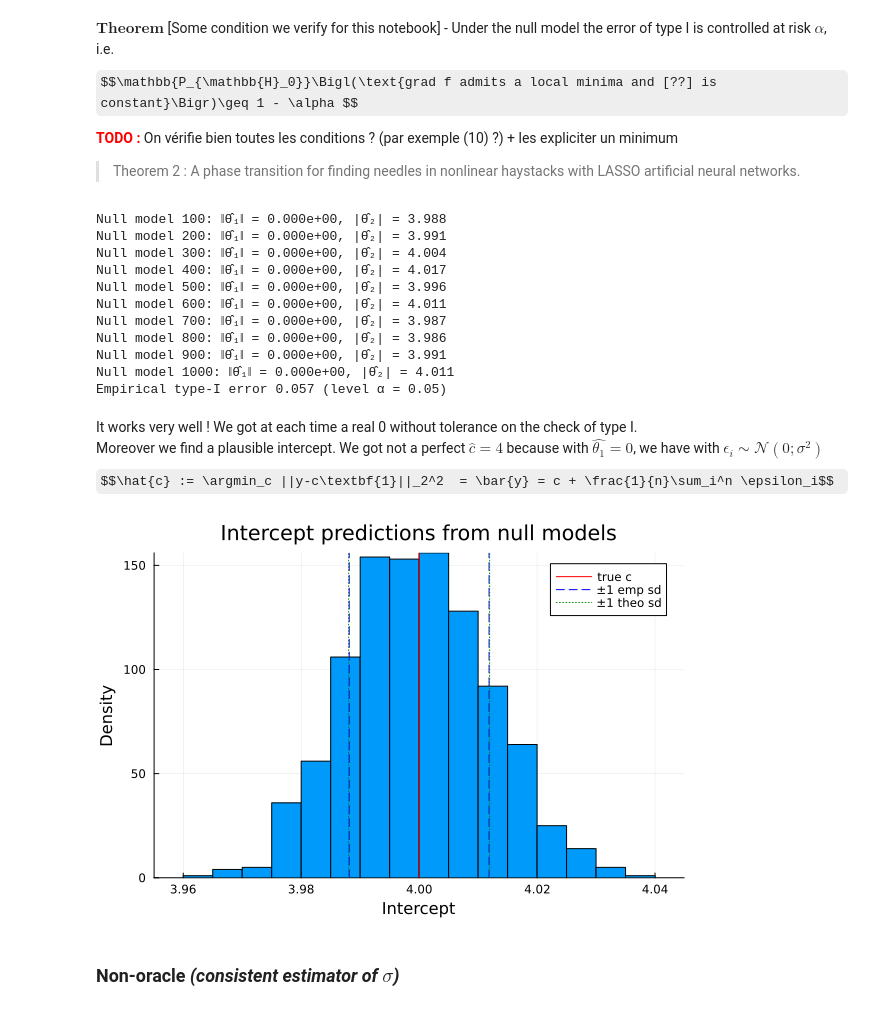
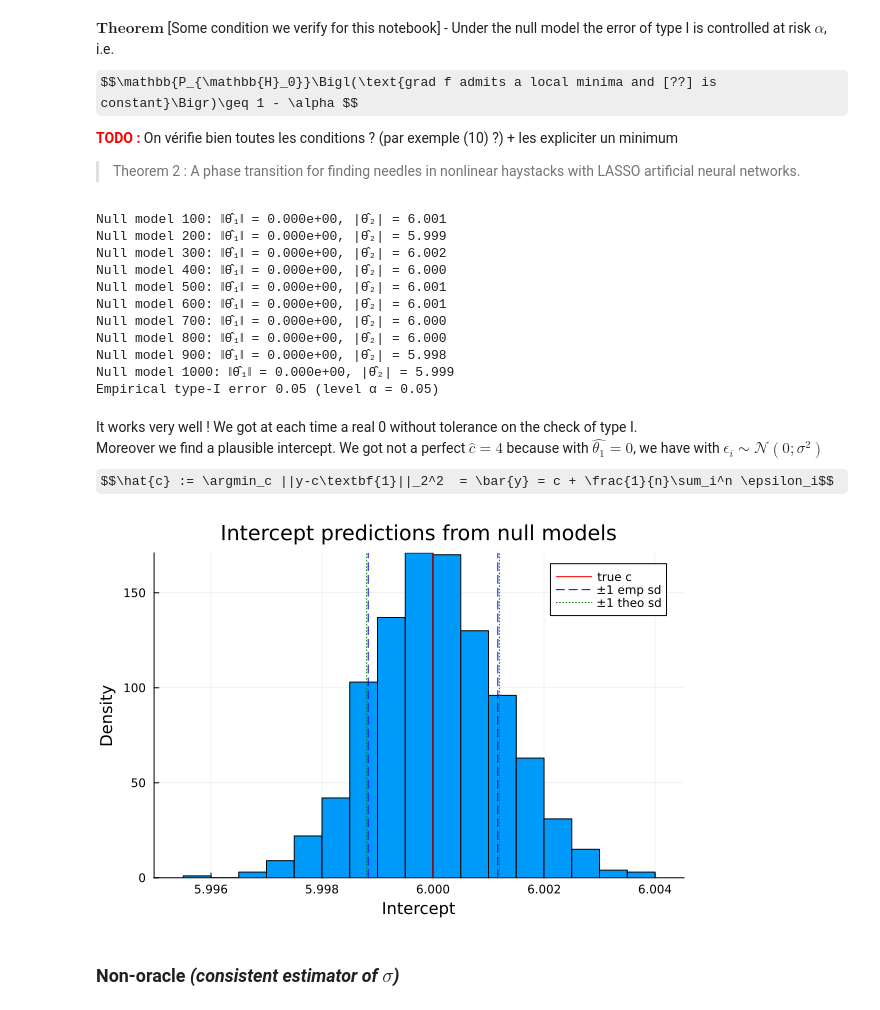
Before and after one commit to AymenBlk/STAGE-GENEVE, a Jupyter notebook: RAPHAEL/notebook_explain/l_qut_1_linear_l1.ipynb, the cells around one changed output. Saved outputs shown, nothing was run; the diff lists cells and outputs as text; code cells hidden in the pictures; some formulas as TeX source.

```diff
--- a/RAPHAEL/notebook_explain/l_qut_1_linear_l1.ipynb
+++ b/RAPHAEL/notebook_explain/l_qut_1_linear_l1.ipynb
@@ -312,6 +312,7 @@ $$\mathbb{P_{\mathbb{H}_0}}\Bigl(\text{grad f admits a local minima and [??] is
 > Theorem 2 : A phase transition for finding needles in nonlinear haystacks with LASSO artificial neural networks.
 # %%
 R_null = 1000 # number of iterations on differents null models
+mu=2.
 c = 4.0 # intercept
 false_rejections = 0
 tol = 1e-12
@@ -326,7 +327,7 @@ for i in 1:R_null
     X ./= std(X;  dims=1)
     X̃ = hcat(X, ones(n)) # we have intercept (θ₂) so it corresponds to 1
 
-    y = σ * randn(n) .+ c
+    y = mu .+ σ * randn(n) .+ c
 
     λ = lambda_qut_q2(X, σ; B=B_qut, α=α, seed=42+i)
 
@@ -360,32 +361,33 @@ emp_level = false_rejections / R_null
 
 println("Empirical type-I error ", round(emp_level, digits=3)," (level α = $α)")
 # %% [output]
-Null model 100: ‖θ̂₁‖ = 0.000e+00, |θ̂₂| = 3.988
-Null model 200: ‖θ̂₁‖ = 0.000e+00, |θ̂₂| = 3.991
-Null model 300: ‖θ̂₁‖ = 0.000e+00, |θ̂₂| = 4.004
-Null model 400: ‖θ̂₁‖ = 0.000e+00, |θ̂₂| = 4.017
-Null model 500: ‖θ̂₁‖ = 0.000e+00, |θ̂₂| = 3.996
-Null model 600: ‖θ̂₁‖ = 0.000e+00, |θ̂₂| = 4.011
-Null model 700: ‖θ̂₁‖ = 0.000e+00, |θ̂₂| = 3.987
-Null model 800: ‖θ̂₁‖ = 0.000e+00, |θ̂₂| = 3.986
-Null model 900: ‖θ̂₁‖ = 0.000e+00, |θ̂₂| = 3.991
-Null model 1000: ‖θ̂₁‖ = 0.000e+00, |θ̂₂| = 4.011
-Empirical type-I error 0.057 (level α = 0.05)
+Null model 100: ‖θ̂₁‖ = 0.000e+00, |θ̂₂| = 6.001
+Null model 200: ‖θ̂₁‖ = 0.000e+00, |θ̂₂| = 5.999
+Null model 300: ‖θ̂₁‖ = 0.000e+00, |θ̂₂| = 6.002
+Null model 400: ‖θ̂₁‖ = 0.000e+00, |θ̂₂| = 6.000
+Null model 500: ‖θ̂₁‖ = 0.000e+00, |θ̂₂| = 6.001
+Null model 600: ‖θ̂₁‖ = 0.000e+00, |θ̂₂| = 6.001
+Null model 700: ‖θ̂₁‖ = 0.000e+00, |θ̂₂| = 6.000
+Null model 800: ‖θ̂₁‖ = 0.000e+00, |θ̂₂| = 6.000
+Null model 900: ‖θ̂₁‖ = 0.000e+00, |θ̂₂| = 5.998
+Null model 1000: ‖θ̂₁‖ = 0.000e+00, |θ̂₂| = 5.999
+Empirical type-I error 0.05 (level α = 0.05)
 # %% [markdown]
 It works very well ! We got at each time a real 0 without tolerance on the check of type I.
 Moreover we find a plausible intercept. We got not a perfect $\hat{c}=4$ because with $\hat{\theta_1} = 0$, we have with $\epsilon_i \sim \mathcal{N}(0;\sigma^2)$
 $$\hat{c} := \argmin_c ||y-c\textbf{1}||_2^2  = \bar{y} = c + \frac{1}{n}\sum_i^n \epsilon_i$$
 # %%
+c_true  = c + mu
 emp_std  = std(c_pred)
 theo_std = σ/sqrt(n)
 
 histogram(c_pred; bins=30,density=true, xlabel="Intercept", ylabel="Density", title="Intercept predictions from null models", label="")
 
-vline!([c]; label="true c",color=:red, )
-vline!([c-emp_std,  c+emp_std]; label="±1 emp sd", color=:blue, ls=:dash)
-vline!([c-theo_std, c+theo_std]; label="±1 theo sd", color=:green,ls=:dot)
+vline!([c_true]; label="true c",color=:red, )
+vline!([c_true-emp_std,  c_true+emp_std]; label="±1 emp sd", color=:blue, ls=:dash)
+vline!([c_true-theo_std, c_true+theo_std]; label="±1 theo sd", color=:green,ls=:dot)
 # %% [output]
-[figure, old version]
+[figure, new version]
 # %% [markdown]
 ### Non-oracle *(consistent estimator of $\sigma$)*
 # %% [markdown]
```
Also changed, not shown: parts of 21 cells of this notebook, 30 other files.
